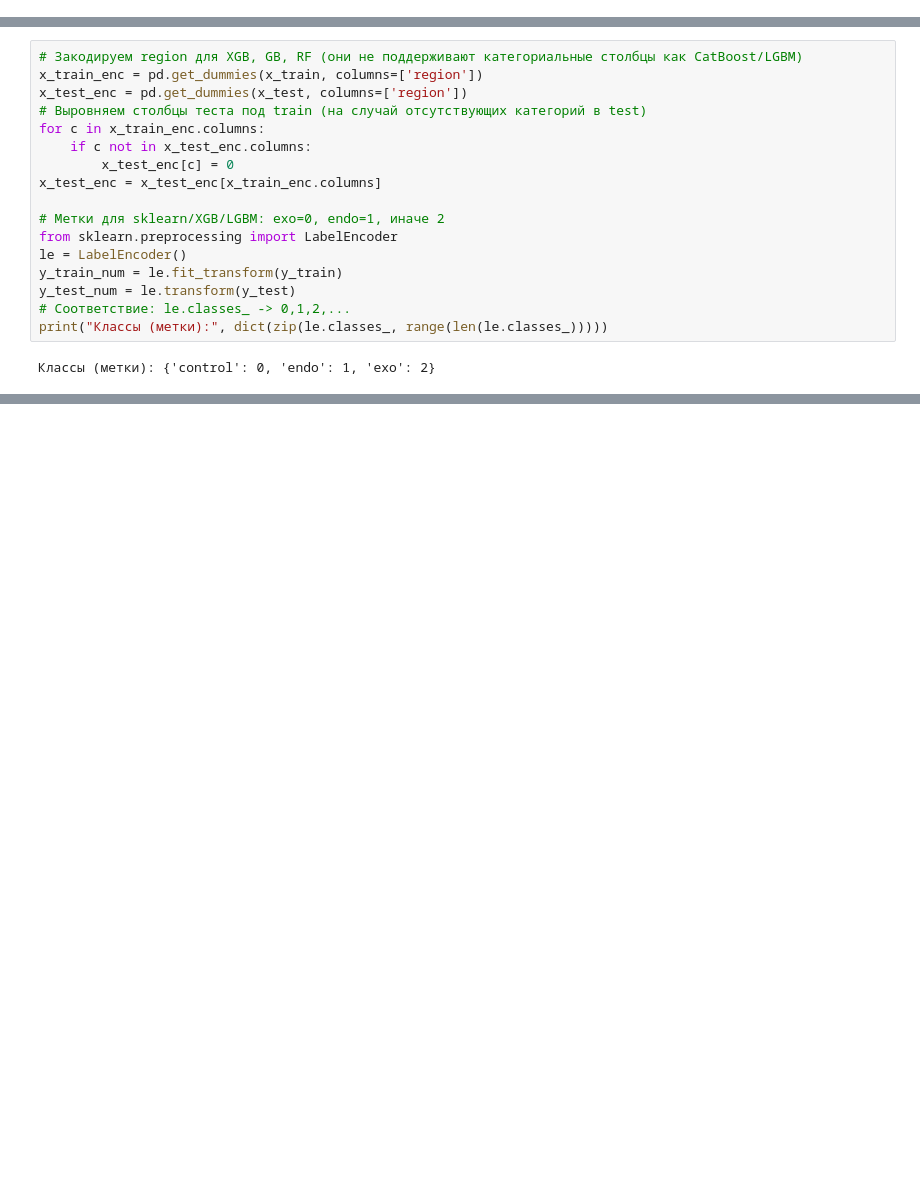
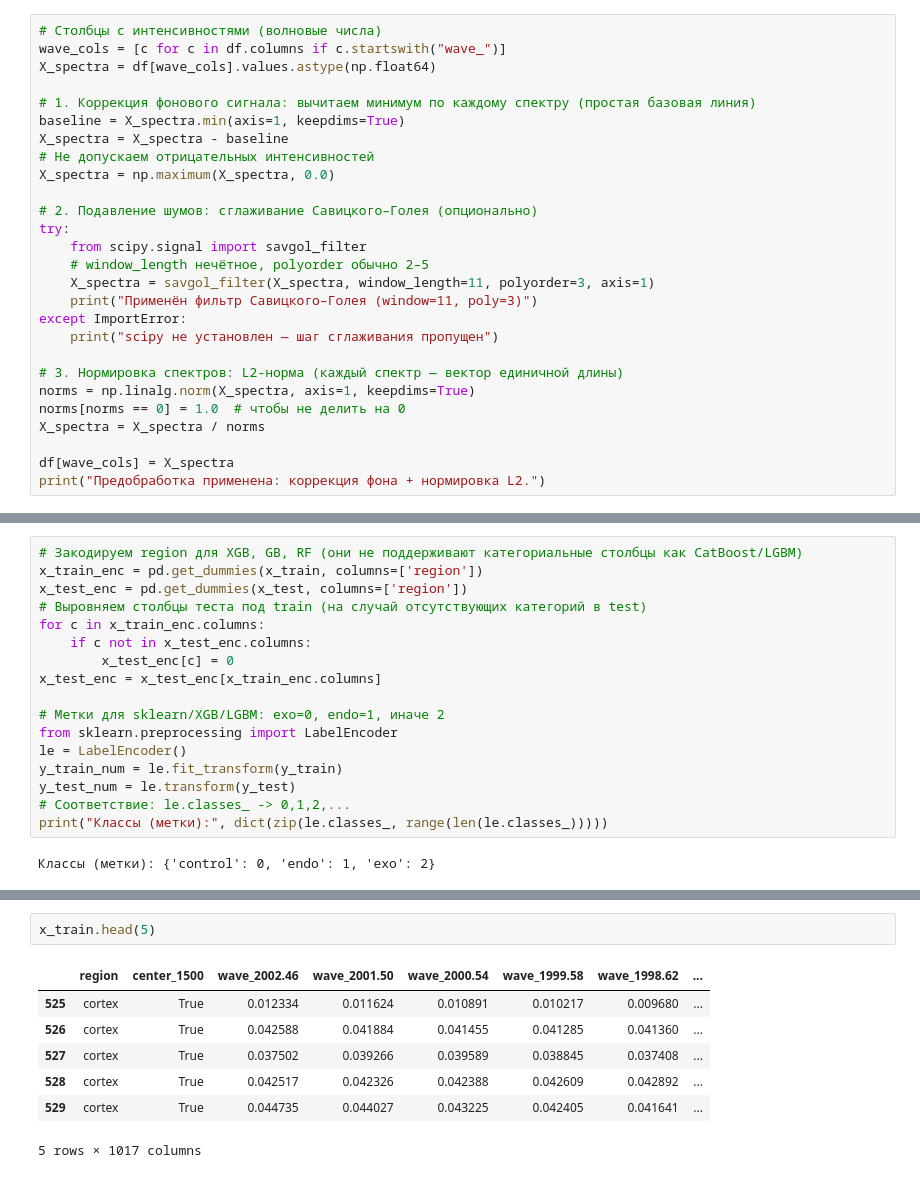
Before and after one commit to Neiromen/RomanSpectre, a Jupyter notebook: sample.ipynb, the cells around one changed output, grey strips where cells are left out. Saved outputs shown, nothing was run; the diff lists cells and outputs as text; blank space fills up the shorter version.

```diff
--- a/sample.ipynb
+++ b/sample.ipynb
@@ -30,0 +43,27 @@ df.head(5)
+# %%
+# Столбцы с интенсивностями (волновые числа)
+wave_cols = [c for c in df.columns if c.startswith("wave_")]
+X_spectra = df[wave_cols].values.astype(np.float64)
+
+# 1. Коррекция фонового сигнала: вычитаем минимум по каждому спектру (простая базовая линия)
+baseline = X_spectra.min(axis=1, keepdims=True)
+X_spectra = X_spectra - baseline
+# Не допускаем отрицательных интенсивностей
+X_spectra = np.maximum(X_spectra, 0.0)
+
+# 2. Подавление шумов: сглаживание Савицкого–Голея (опционально)
+try:
+    from scipy.signal import savgol_filter
+    # window_length нечётное, polyorder обычно 2–5
+    X_spectra = savgol_filter(X_spectra, window_length=11, polyorder=3, axis=1)
+    print("Применён фильтр Савицкого–Голея (window=11, poly=3)")
+except ImportError:
+    print("scipy не установлен — шаг сглаживания пропущен")
+
+# 3. Нормировка спектров: L2-норма (каждый спектр — вектор единичной длины)
+norms = np.linalg.norm(X_spectra, axis=1, keepdims=True)
+norms[norms == 0] = 1.0  # чтобы не делить на 0
+X_spectra = X_spectra / norms
+
+df[wave_cols] = X_spectra
+print("Предобработка применена: коррекция фона + нормировка L2.")
@@ -150,0 +136,10 @@ catboost fit ended
+# %%
+x_train.head(5)
+# %% [output]
+|  | region | center_1500 | wave_2002.46 | wave_2001.50 | wave_2000.54 | wave_1999.58 | wave_1998.62 | ... |
+| 525 | cortex | True | 0.012334 | 0.011624 | 0.010891 | 0.010217 | 0.009680 | ... |
+| 526 | cortex | True | 0.042588 | 0.041884 | 0.041455 | 0.041285 | 0.041360 | ... |
+| 527 | cortex | True | 0.037502 | 0.039266 | 0.039589 | 0.038845 | 0.037408 | ... |
+| 528 | cortex | True | 0.042517 | 0.042326 | 0.042388 | 0.042609 | 0.042892 | ... |
+| 529 | cortex | True | 0.044735 | 0.044027 | 0.043225 | 0.042405 | 0.041641 | ... |
+5 rows × 1017 columns
```
Also changed, not shown: parts of 13 cells of this notebook, 9 other files.
